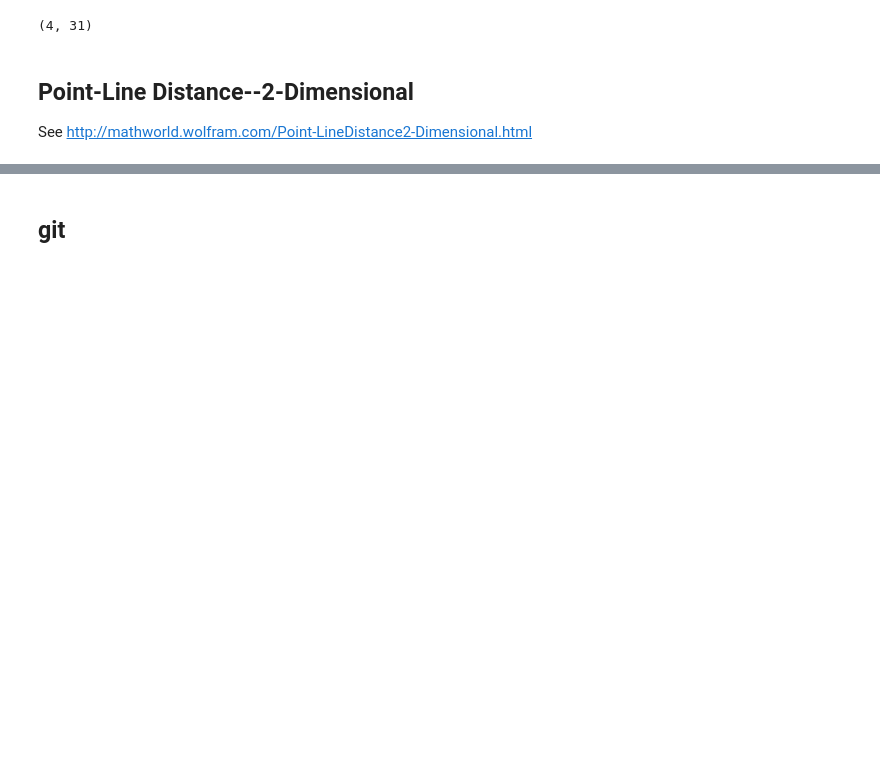
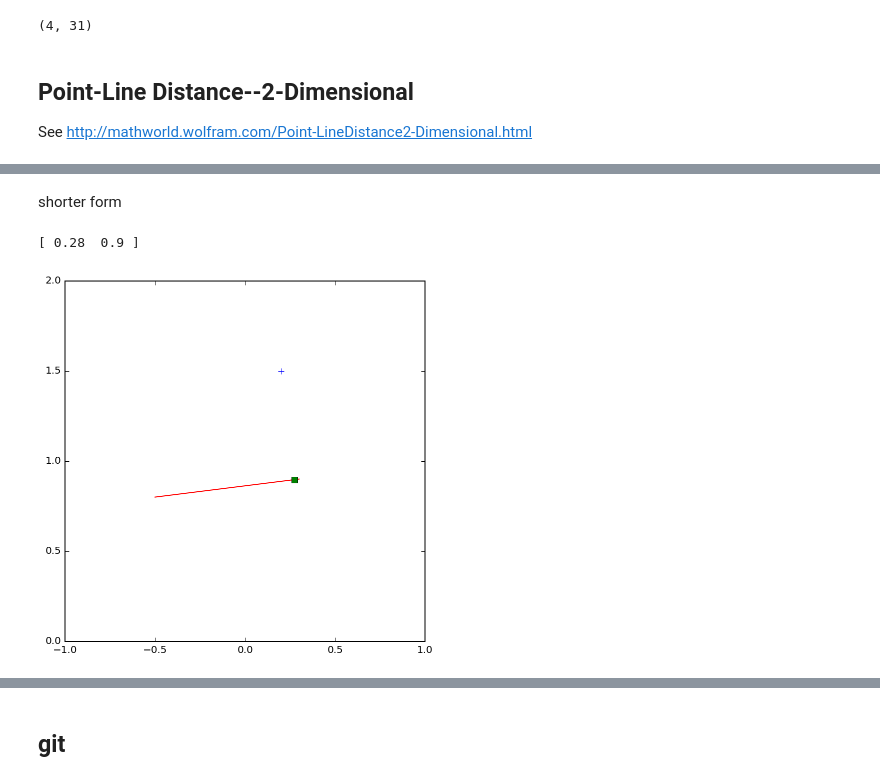
Before and after one commit to NaturalPatterns/2016_elasticite, a Jupyter notebook: posts/2015-11-02 élasticité expansion en miroir.ipynb, the cells around one changed output, grey strips where cells are left out. Cells and saved outputs as stored; diff of their text form; code cells hidden in the pictures; blank space fills up the shorter version.

```diff
--- a/posts/2015-11-02 élasticité expansion en miroir.ipynb
+++ b/posts/2015-11-02 élasticité expansion en miroir.ipynb
@@ -195,0 +84,22 @@ e.animate()
+# %% [markdown]
+shorter form
+# %%
+particles = np.array([[.2, 1.4], [-.5, 1.], [.4, 1.]]).T
+particles = np.array([[.2, 1.5], [-.5, .8], [.3, .9]]).T
+perp = np.array([particles[1, 2] - particles[1, 1], -(particles[0, 2] - particles[0, 1])])
+# distance to the line
+d = perp[0]*(particles[0, 1] - particles[0, 0]) + perp[1]*(particles[1, 1] - particles[1, 0])
+P =  particles[:, 0] + d * perp / (perp**2).sum()
+
+fig = plt.figure(figsize=(5, 5))
+border = 0.0
+ax = fig.add_axes((border, border, 1.-2*border, 1.-2*border), axisbg='w')
+ax.plot(particles[0, 0], particles[1, 0], 'b+')
+ax.plot(particles[0, 1:], particles[1, 1:], 'r')
+ax.plot(P[0], P[1], 'gs')
+ax.set_xlim([-1, 1])
+ax.set_ylim([0, 2])
+print(P)
+# %% [output]
+[ 0.28  0.9 ]
+[figure, added]
```
Also changed, not shown: parts of 22 cells of this notebook.
